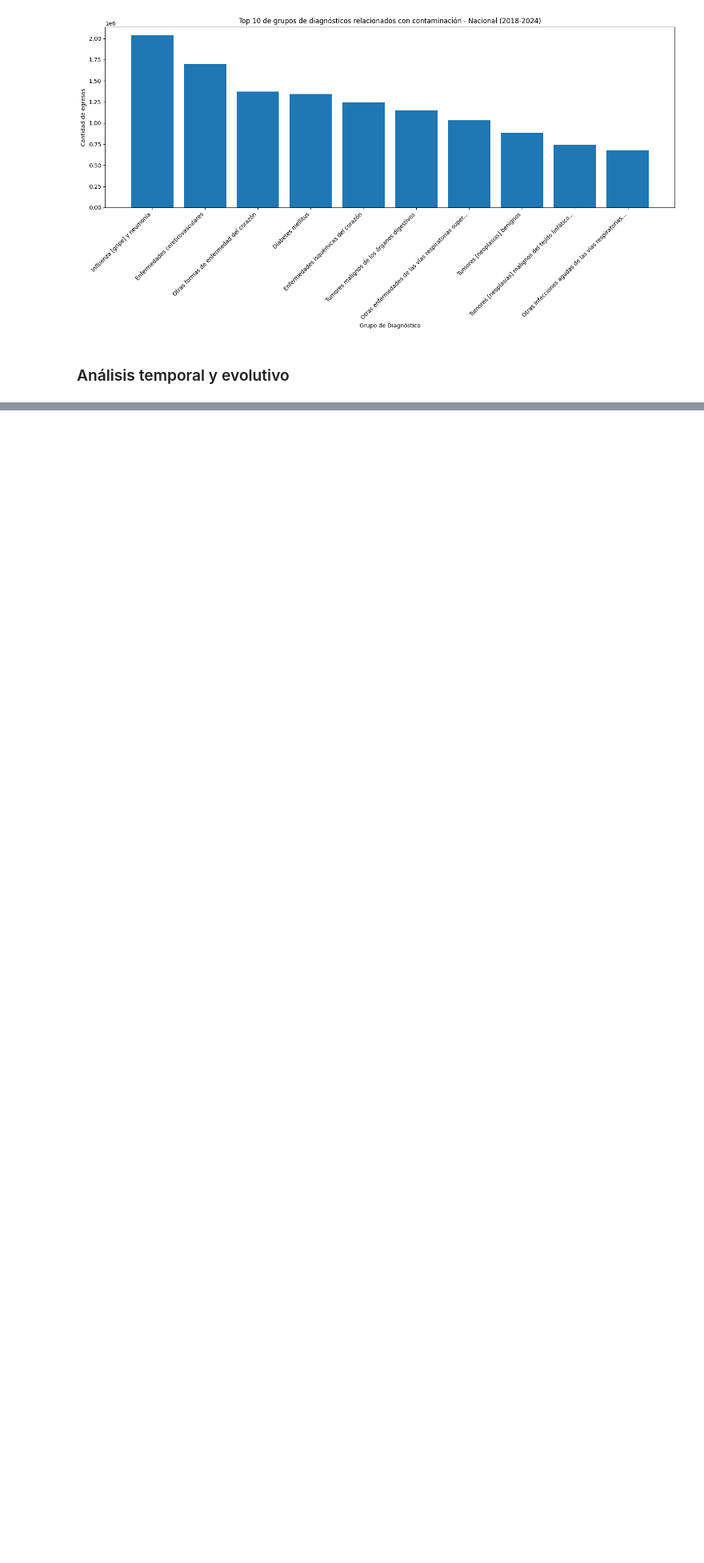
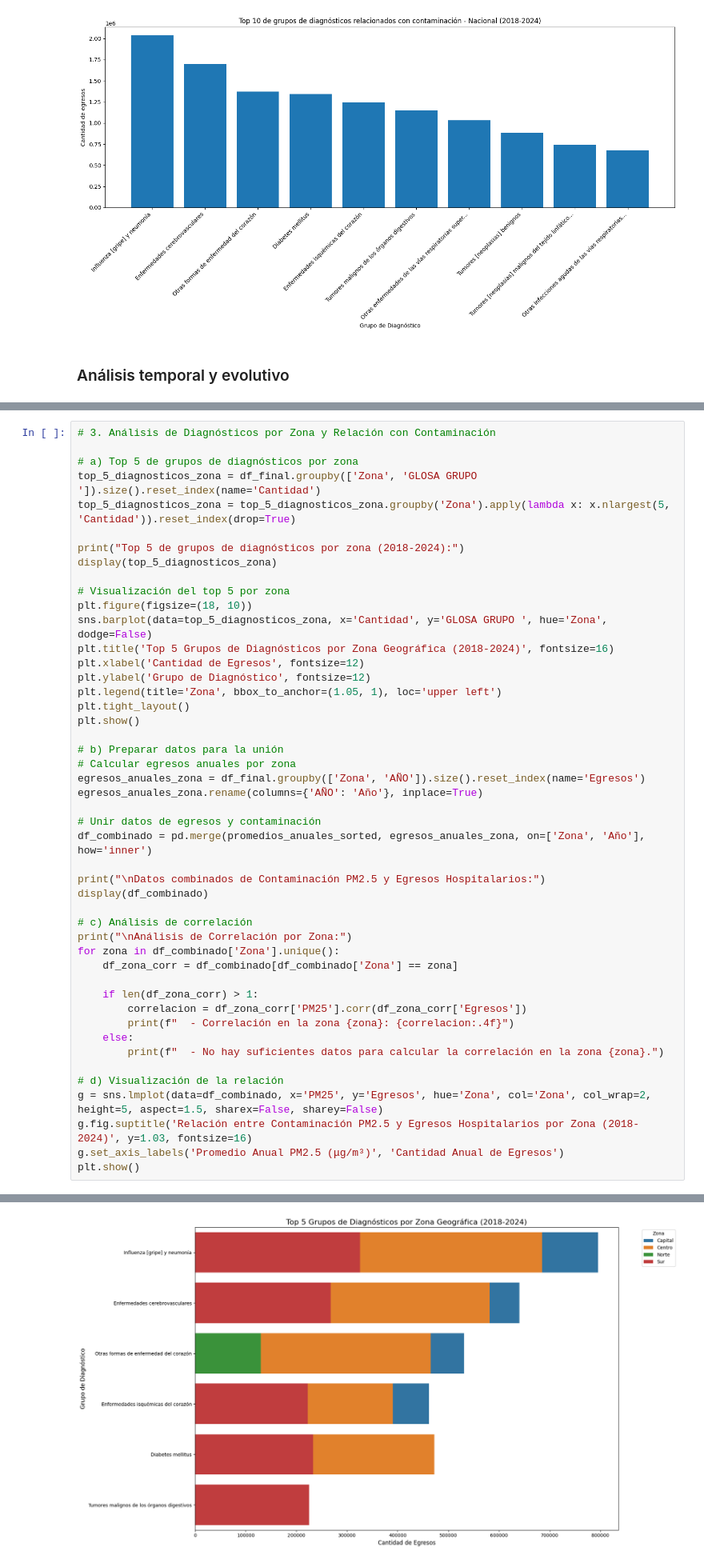
Before and after one commit to MattiasMR/infEstadistica, a Jupyter notebook: ProyectoGrupal/trabajo_grupal.ipynb, the cells around one changed output, grey strips where cells are left out. Shown at 80% size. Saved outputs shown, nothing was run; the diff lists cells and outputs as text; blank space fills up the shorter version.

```diff
--- a/ProyectoGrupal/trabajo_grupal.ipynb
+++ b/ProyectoGrupal/trabajo_grupal.ipynb
@@ -508,0 +633,48 @@ Evolución de egresos por zona y año:
+# %%
+# 3. Análisis de Diagnósticos por Zona y Relación con Contaminación
+
+# a) Top 5 de grupos de diagnósticos por zona
+top_5_diagnosticos_zona = df_final.groupby(['Zona', 'GLOSA GRUPO ']).size().reset_index(name='Cantidad')
+top_5_diagnosticos_zona = top_5_diagnosticos_zona.groupby('Zona').apply(lambda x: x.nlargest(5, 'Cantidad')).reset_index(drop=True)
+
+print("Top 5 de grupos de diagnósticos por zona (2018-2024):")
+display(top_5_diagnosticos_zona)
+
+# Visualización del top 5 por zona
+plt.figure(figsize=(18, 10))
+sns.barplot(data=top_5_diagnosticos_zona, x='Cantidad', y='GLOSA GRUPO ', hue='Zona', dodge=False)
+plt.title('Top 5 Grupos de Diagnósticos por Zona Geográfica (2018-2024)', fontsize=16)
+plt.xlabel('Cantidad de Egresos', fontsize=12)
+plt.ylabel('Grupo de Diagnóstico', fontsize=12)
+plt.legend(title='Zona', bbox_to_anchor=(1.05, 1), loc='upper left')
+plt.tight_layout()
+plt.show()
+
+# b) Preparar datos para la unión
+# Calcular egresos anuales por zona
+egresos_anuales_zona = df_final.groupby(['Zona', 'AÑO']).size().reset_index(name='Egresos')
+egresos_anuales_zona.rename(columns={'AÑO': 'Año'}, inplace=True)
+
+# Unir datos de egresos y contaminación
+df_combinado = pd.merge(promedios_anuales_sorted, egresos_anuales_zona, on=['Zona', 'Año'], how='inner')
+
+print("\nDatos combinados de Contaminación PM2.5 y Egresos Hospitalarios:")
+display(df_combinado)
+
+# c) Análisis de correlación
+print("\nAnálisis de Correlación por Zona:")
+for zona in df_combinado['Zona'].unique():
+    df_zona_corr = df_combinado[df_combinado['Zona'] == zona]
+
+    if len(df_zona_corr) > 1:
+        correlacion = df_zona_corr['PM25'].corr(df_zona_corr['Egresos'])
+        print(f"  - Correlación en la zona {zona}: {correlacion:.4f}")
+    else:
+        print(f"  - No hay suficientes datos para calcular la correlación en la zona {zona}.")
+
+# d) Visualización de la relación
+g = sns.lmplot(data=df_combinado, x='PM25', y='Egresos', hue='Zona', col='Zona', col_wrap=2, height=5, aspect=1.5, sharex=False, sharey=False)
+g.fig.suptitle('Relación entre Contaminación PM2.5 y Egresos Hospitalarios por Zona (2018-2024)', y=1.03, fontsize=16)
+g.set_axis_labels('Promedio Anual PM2.5 (μg/m³)', 'Cantidad Anual de Egresos')
+plt.show()
+# %% [output]
@@ -508,0 +699 @@ Evolución de egresos por zona y año:
+[figure, added]
```
Also changed, not shown: parts of 10 cells of this notebook, 22 other files.
